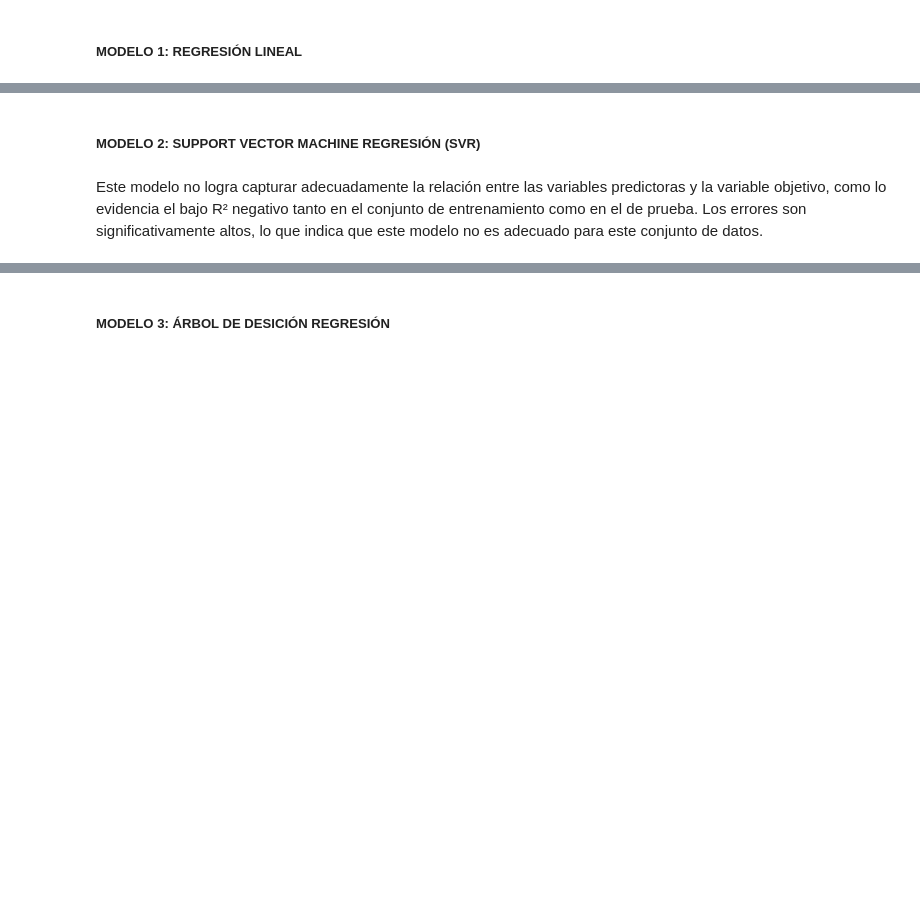
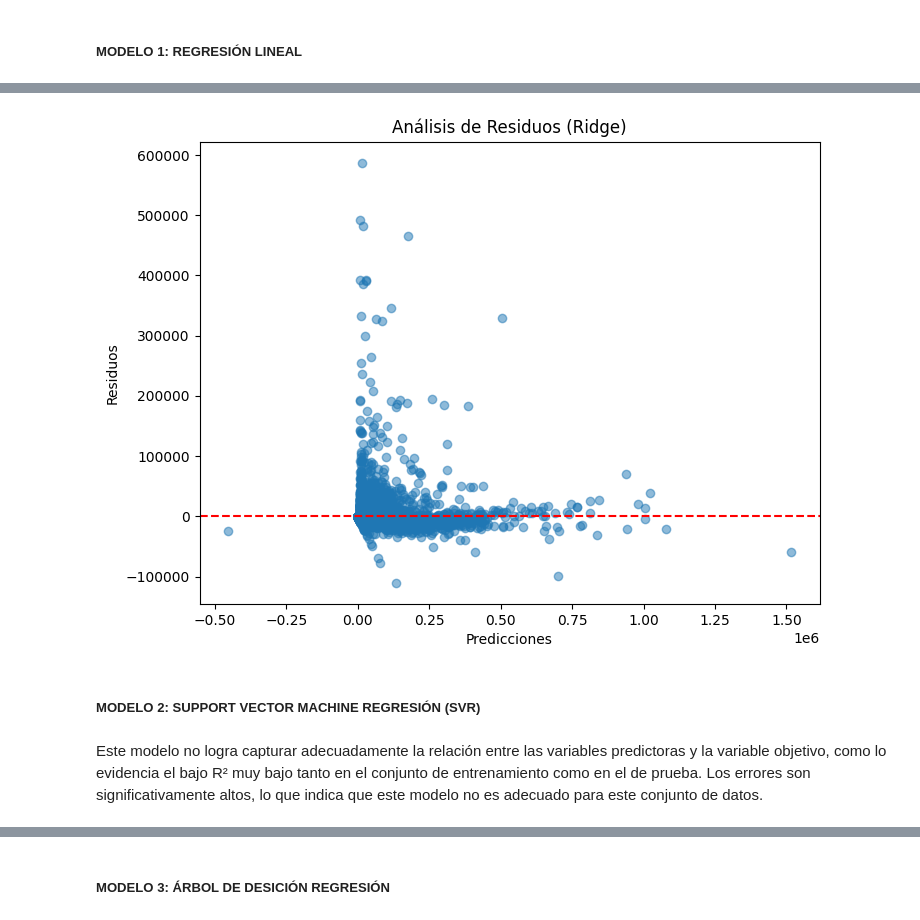
Before and after one commit to TitoD01/monopoly, a Jupyter notebook: monopoly/notebooks/Monopoly.ipynb, the cells around one changed output, grey strips where cells are left out. Cells and saved outputs as stored; diff of their text form; code cells hidden in the pictures; blank space fills up the shorter version.

```diff
--- a/monopoly/notebooks/Monopoly.ipynb
+++ b/monopoly/notebooks/Monopoly.ipynb
@@ -543,24 +510,76 @@ Este modelo demuestra un excelente desempeño tanto en el conjunto de entrenamie
 # %%
-from sklearn.linear_model import LinearRegression
-
+from sklearn.model_selection import train_test_split, cross_val_score, GridSearchCV
+from sklearn.linear_model import LinearRegression, Ridge
+from sklearn.preprocessing import StandardScaler
+from sklearn.pipeline import make_pipeline
+from sklearn.metrics import mean_squared_error, mean_absolute_error, r2_score
+import numpy as np
+import matplotlib.pyplot as plt
 
 # Dividir el dataset en entrenamiento y prueba
 X_train, X_test, y_train, y_test = train_test_split(X, y, test_size=0.2, random_state=42)
 
-# Modelo: Regresión Lineal
+# 1. Modelo de Regresión Lineal con Validación Cruzada
 modelo_lr = LinearRegression()
+cv_scores = cross_val_score(modelo_lr, X, y, cv=5, scoring='r2')
+cv_mse = cross_val_score(modelo_lr, X, y, cv=5, scoring='neg_mean_squared_error')
+cv_mae = cross_val_score(modelo_lr, X, y, cv=5, scoring='neg_mean_absolute_error')
+
+print("\nValidación Cruzada: Regresión Lineal")
+print(f"R² promedio: {np.mean(cv_scores):.4f}")
+print(f"MSE promedio: {np.mean(-cv_mse):.4f}")
+print(f"MAE promedio: {np.mean(-cv_mae):.4f}")
+
+# Entrenar el modelo de Regresión Lineal
 modelo_lr.fit(X_train, y_train)
 
-# Predicciones
+# Predicciones y Métricas de Regresión Lineal
 y_train_pred = modelo_lr.predict(X_train)
 y_test_pred = modelo_lr.predict(X_test)
 
-# Métricas
-print("\nModelo: Regresión Lineal")
-print(f'R^2 Set de Entrenamiento: {r2_score(y_train, y_train_pred):.4f}')
-print(f'R^2 Set de Prueba: {r2_score(y_test, y_test_pred):.4f}')
-print(f'Error Cuadrático Medio (MSE) SET ENTRENAMIENTO: {mean_squared_error(y_train, y_train_pred):.4f}')
-print(f'Error Cuadrático Medio (MSE) SET PRUEBA: {mean_squared_error(y_test, y_test_pred):.4f}')
-print(f'Error Absoluto Medio (MAE) SET ENTRENAMIENTO: {mean_absolute_error(y_train, y_train_pred):.4f}')
-print(f'Error Absoluto Medio (MAE) SET PRUEBA: {mean_absolute_error(y_test, y_test_pred):.4f}')
+print("\nRegresión Lineal:")
+print(f'R² Set de Entrenamiento: {r2_score(y_train, y_train_pred):.4f}')
+print(f'R² Set de Prueba: {r2_score(y_test, y_test_pred):.4f}')
+print(f'MSE Set de Entrenamiento: {mean_squared_error(y_train, y_train_pred):.4f}')
+print(f'MSE Set de Prueba: {mean_squared_error(y_test, y_test_pred):.4f}')
+print(f'MAE Set de Entrenamiento: {mean_absolute_error(y_train, y_train_pred):.4f}')
+print(f'MAE Set de Prueba: {mean_absolute_error(y_test, y_test_pred):.4f}')
+
+# 2. Regularización con Ridge y GridSearchCV
+ridge = Ridge()
+param_grid = {'alpha': [0.1, 1.0, 10.0, 100.0]}
+ridge_cv = GridSearchCV(ridge, param_grid, scoring='r2', cv=5)
+ridge_cv.fit(X_train, y_train)
+
+best_alpha_ridge = ridge_cv.best_params_['alpha']
+print("\nRidge Regression:")
+print(f"Mejor alpha: {best_alpha_ridge}")
+print(f"R² promedio (Validación Cruzada): {ridge_cv.best_score_:.4f}")
+
+# Modelo Ridge con el mejor alpha y escalado
+ridge_pipeline = make_pipeline(StandardScaler(), Ridge(alpha=best_alpha_ridge))
+ridge_pipeline.fit(X_train, y_train)
+
+# Predicciones y Métricas de Ridge
+y_train_pred_ridge = ridge_pipeline.predict(X_train)
+y_test_pred_ridge = ridge_pipeline.predict(X_test)
+
+print("\nRidge Regression (Con Regularización y Escalado):")
+print(f'R² Set de Entrenamiento: {r2_score(y_train, y_train_pred_ridge):.4f}')
+print(f'R² Set de Prueba: {r2_score(y_test, y_test_pred_ridge):.4f}')
+print(f'MSE Set de Entrenamiento: {mean_squared_error(y_train, y_train_pred_ridge):.4f}')
+print(f'MSE Set de Prueba: {mean_squared_error(y_test, y_test_pred_ridge):.4f}')
+print(f'MAE Set de Entrenamiento: {mean_absolute_error(y_train, y_train_pred_ridge):.4f}')
+print(f'MAE Set de Prueba: {mean_absolute_error(y_test, y_test_pred_ridge):.4f}')
+
+# 3. Análisis de Residuos
+residuos = y_test - y_test_pred_ridge
+
+plt.figure(figsize=(8, 6))
+plt.scatter(y_test_pred_ridge, residuos, alpha=0.5)
+plt.axhline(y=0, color='r', linestyle='--')
+plt.title("Análisis de Residuos (Ridge)")
+plt.xlabel("Predicciones")
+plt.ylabel("Residuos")
+plt.show()
 # %% [output]
@@ -574,5 +603,6 @@ Error Absoluto Medio (MAE) SET PRUEBA: 8254.1740
+[figure, added]
 # %% [markdown]
 ##### MODELO 2: SUPPORT VECTOR MACHINE REGRESIÓN (SVR)
 # %% [markdown]
-Este modelo no logra capturar adecuadamente la relación entre las variables predictoras y la variable objetivo, como lo evidencia el bajo R² negativo tanto en el conjunto de entrenamiento como en el de prueba. Los errores son significativamente altos, lo que indica que este modelo no es adecuado para este conjunto de datos.
+Este modelo no logra capturar adecuadamente la relación entre las variables predictoras y la variable objetivo, como lo evidencia el bajo R² muy bajo tanto en el conjunto de entrenamiento como en el de prueba. Los errores son significativamente altos, lo que indica que este modelo no es adecuado para este conjunto de datos.
 # %%
```
Also changed, not shown: parts of 40 cells of this notebook.
